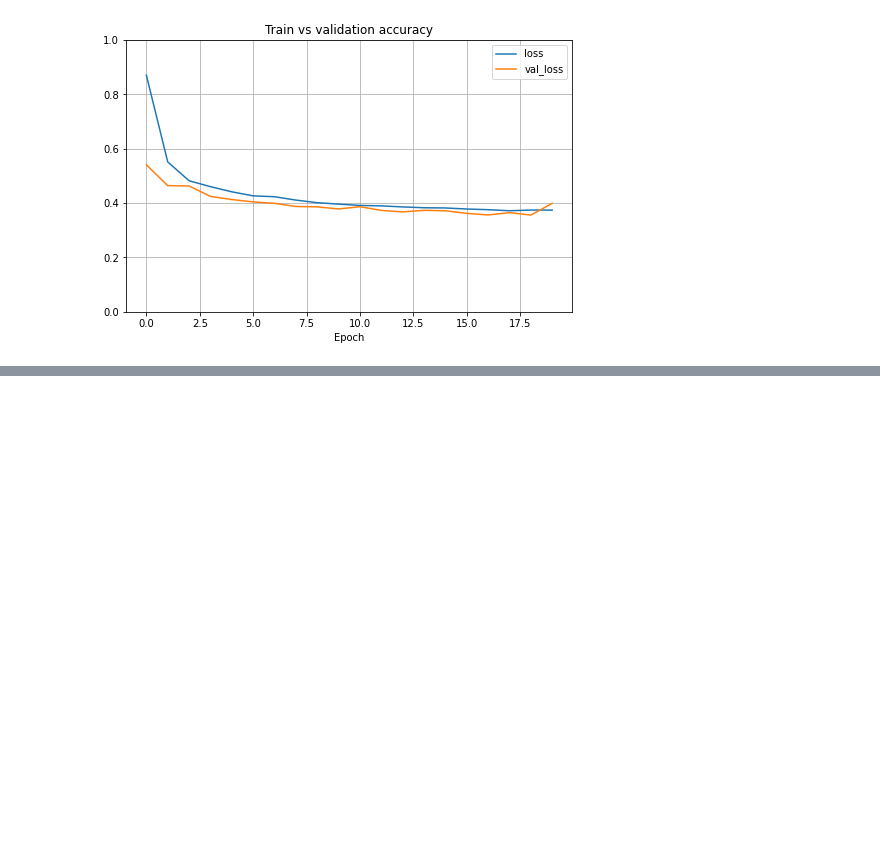
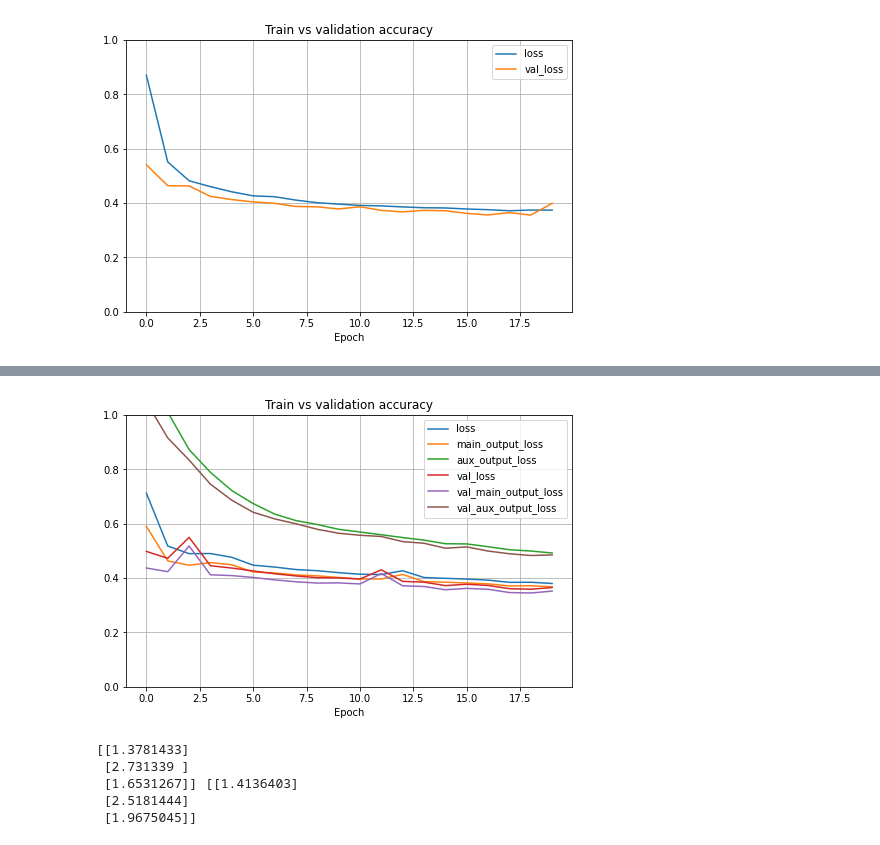
Before and after one commit to pkmklong/tf2, a Jupyter notebook: src/notebooks/tf_check_install.ipynb, the cells around one changed output, grey strips where cells are left out. Saved outputs shown, nothing was run; the diff lists cells and outputs as text; code cells hidden in the pictures; blank space fills up the shorter version.

```diff
--- a/src/notebooks/tf_check_install.ipynb
+++ b/src/notebooks/tf_check_install.ipynb
@@ -175,0 +191,20 @@ plot_history(history.history)
+# %%
+input_A = keras.layers.Input(shape = [5], name = "wide_input")
+input_B = keras.layers.Input(shape = [6], name = "deep_input")
+hidden1 = keras.layers.Dense(30, activation = "relu")(input_B)
+hidden2 = keras.layers.Dense(30, activation = "relu")(hidden1)
+concat = keras.layers.concatenate([input_A, hidden2])
+output = keras.layers.Dense(1, name = "output")(concat)
+model = keras.Model(inputs = [input_A, input_B], outputs = [output])
+# %%
+model.compile(loss = "mse", optimizer = keras.optimizers.SGD(lr = 1e-3))
+
+X_train_A, X_train_B = X_train[:, :5], X_train[:, 2:]
+X_valid_A, X_valid_B = X_valid[:, :5], X_valid[:, 2:]
+X_test_A, X_test_B = X_test[:, :5], X_test[:, 2:]
+X_new_A, X_new_B = X_test_A[:3], X_test_B[:3]
+
+history = model.fit((X_train_A, X_train_B), y_train, epochs = 20,
+                    validation_data = ((X_valid_A, X_valid_B), y_valid))
+mse_test = model.evaluate((X_test_A, X_test_B), y_test)
+y_pred = model.predict((X_new_A, X_new_B))
@@ -175,0 +231,12 @@ plot_history(history.history)
+# %%
+output = keras.layers.Dense(1, name = "main_output")(concat)
+aux_output = keras.layers.Dense(1, name = "aux_output")(hidden2)
+
+model = keras.Model(inputs = [input_A, input_B], outputs = [output, aux_output])
+# %%
+model.compile(loss = ["mse", "mse"], loss_weights =[0.9, 0.1], optimizer = "sgd")
+
+history = model.fit((X_train_A, X_train_B), y_train, epochs = 20,
+                    validation_data = ((X_valid_A, X_valid_B), y_valid))
+
+total_loss, main_loss, aux_loss = model.evaluate((X_test_A, X_test_B), y_test)
@@ -175,0 +261,13 @@ plot_history(history.history)
+# %%
+plot_history(history.history)
+# %% [output]
+[figure, added]
+# %%
+y_pred_main, y_pred_aux = model.predict([X_new_A, X_new_B])
+print(y_pred_main, y_pred_aux)
+# %% [output]
+[[1.3781433]
+ [2.731339 ]
+ [1.6531267]] [[1.4136403]
+ [2.5181444]
+ [1.9675045]]
```
Also changed, not shown: parts of 16 cells of this notebook.
